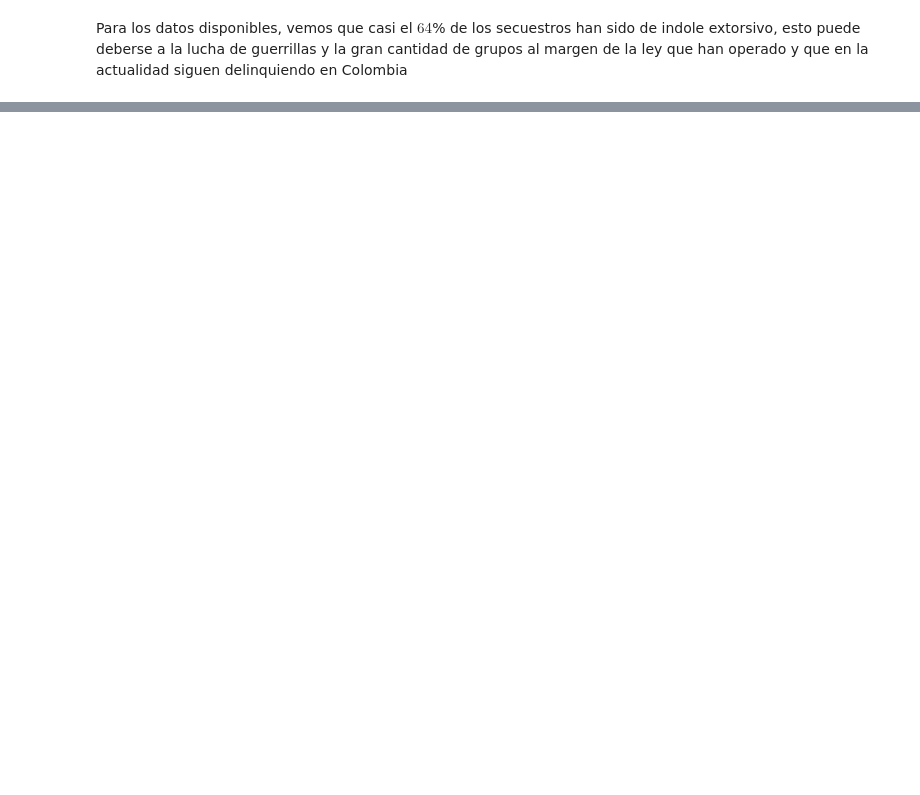
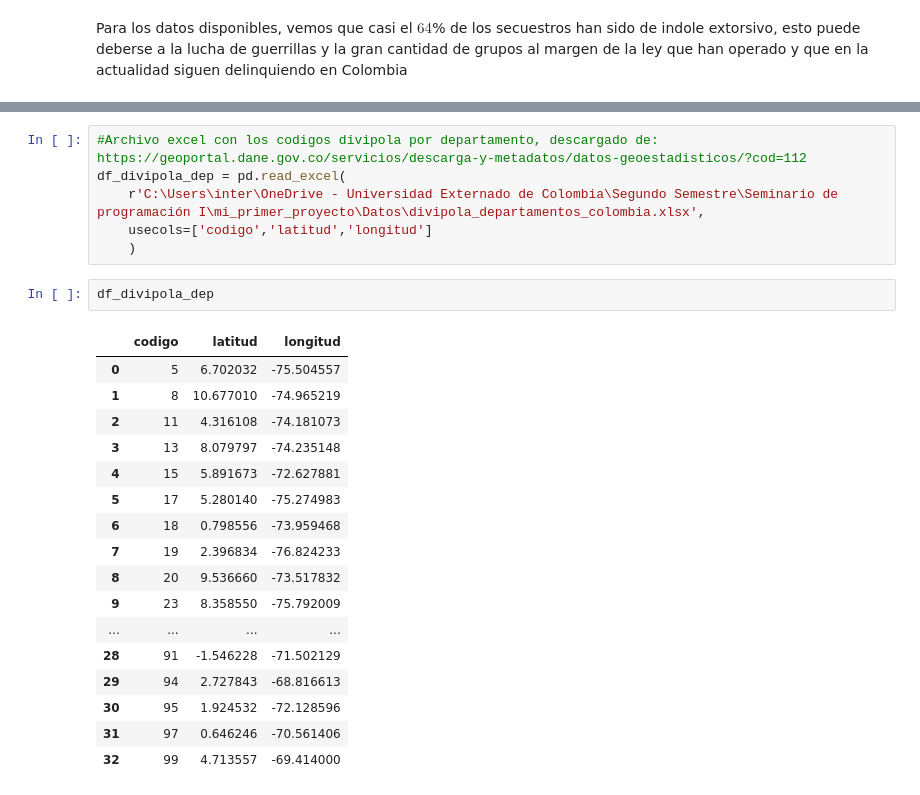
Before and after one commit to SPMINE-2425/repo_diegomiranda, a Jupyter notebook: Código/Exploración_Secuestros.ipynb, the cells around one changed output, grey strips where cells are left out. Cells and saved outputs as stored; diff of their text form; blank space fills up the shorter version.

```diff
--- a/Código/Exploración_Secuestros.ipynb
+++ b/Código/Exploración_Secuestros.ipynb
@@ -121,0 +146,26 @@ AttributeError: The '.style' accessor requires jinja2
+# %%
+#Archivo excel con los codigos divipola por departamento, descargado de: https://geoportal.dane.gov.co/servicios/descarga-y-metadatos/datos-geoestadisticos/?cod=112
+df_divipola_dep = pd.read_excel(
+    r'C:\Users\inter\OneDrive - Universidad Externado de Colombia\Segundo Semestre\Seminario de programación I\mi_primer_proyecto\Datos\divipola_departamentos_colombia.xlsx',
+    usecols=['codigo','latitud','longitud']
+    )
+# %%
+df_divipola_dep
+# %% [output]
+|  | codigo | latitud | longitud |
+| 0 | 5 | 6.702032 | -75.504557 |
+| 1 | 8 | 10.677010 | -74.965219 |
+| 2 | 11 | 4.316108 | -74.181073 |
+| 3 | 13 | 8.079797 | -74.235148 |
+| 4 | 15 | 5.891673 | -72.627881 |
+| 5 | 17 | 5.280140 | -75.274983 |
+| 6 | 18 | 0.798556 | -73.959468 |
+| 7 | 19 | 2.396834 | -76.824233 |
+| 8 | 20 | 9.536660 | -73.517832 |
+| 9 | 23 | 8.358550 | -75.792009 |
+| ... | ... | ... | ... |
+| 28 | 91 | -1.546228 | -71.502129 |
+| 29 | 94 | 2.727843 | -68.816613 |
+| 30 | 95 | 1.924532 | -72.128596 |
+| 31 | 97 | 0.646246 | -70.561406 |
+| 32 | 99 | 4.713557 | -69.414000 |
```
Also changed, not shown: parts of 12 cells of this notebook, 4 other files.
